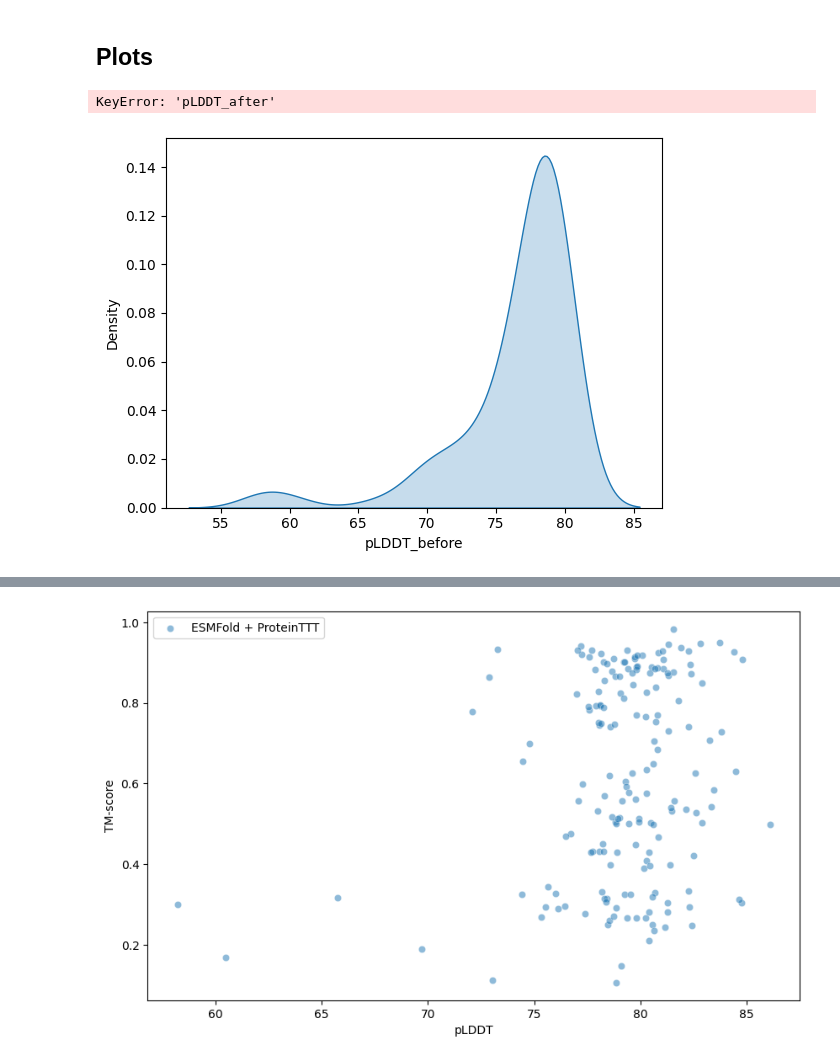
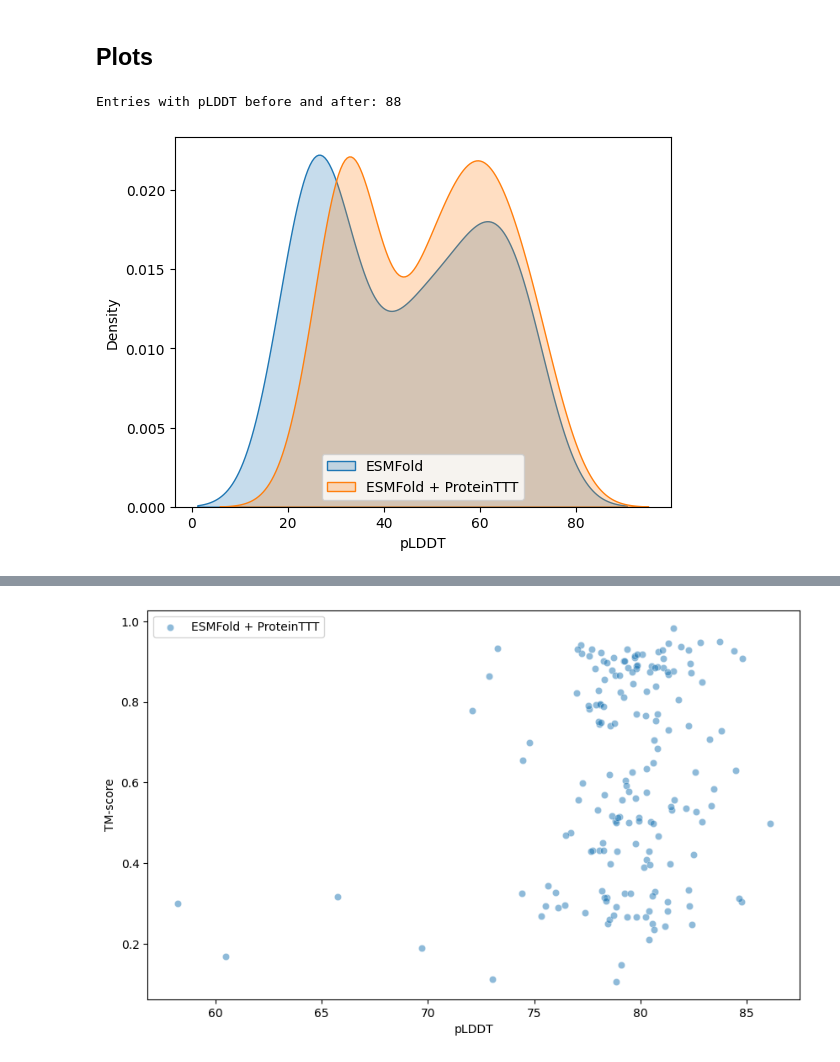
Before and after one commit to pimenol/ProteinTTT, a Jupyter notebook: notebooks/SAbDab.ipynb, the cells around one changed output, grey strips where cells are left out. Cells and saved outputs as stored; diff of their text form; code cells hidden in the pictures.

```diff
--- a/notebooks/SAbDab.ipynb
+++ b/notebooks/SAbDab.ipynb
@@ -72,7 +79,7 @@ model = ESMFoldTTT.ttt_from_pretrained(base_model,
 # %% [output]
 Using cuda
 # %%
-def predict_structure(model, sequence, pdb_id, tag, out_dir=OUTPUT_PATH):
+def predict_structure(model, sequence, pdb_id, tag, out_dir=OUTPUT_PDB):
     with torch.no_grad():
         pdb_str = model.infer_pdb(sequence)
 
@@ -81,14 +88,24 @@ def predict_structure(model, sequence, pdb_id, tag, out_dir=OUTPUT_PATH):
 
     struct = bsio.load_structure(out_path, extra_fields=["b_factor"])
     pLDDT = struct.b_factor.mean()
-    tm_score = calculate_tm_score(
-        pred_path=out_path,
-        pdb_path=PDB_FILES_PATH / f"{pdb_id}.pdb")
-    lddt = lddt_score(pdb_ref=PDB_FILES_PATH / f"{pdb_id}.pdb", pdb_model=out_path)
+
+    try:
+        tm_score = calculate_tm_score(
+            pred_path=out_path,
+            pdb_path=PDB_FILES_PATH / f"{pdb_id}.pdb")
+    except Exception as e:
+        print(f"Could not calculate TM-score for {pdb_id}: {e}")
+        tm_score = np.nan
+
+    try:
+        lddt = lddt_score(pdb_ref=PDB_FILES_PATH / f"{pdb_id}.pdb", pdb_model=out_path)
+    except Exception as e:
+        print(f"Could not calculate lDDT for {pdb_id}: {e}")
+        lddt = np.nan
 
     return pLDDT, tm_score, lddt
 # %%
-def fold_chain(sequence, pdb_id, *, model, tag, out_dir = OUTPUT_PATH):
+def fold_chain(sequence, pdb_id, *, model, tag, out_dir = OUTPUT_PDB):
     """
     Predict a structure for `sequence` with TTT
     return pLDDT.
@@ -246,9 +252,9 @@ raise SystemExit
 # %% [markdown]
 ## After
 # %%
-c =0
+c = 0
 for i, row in df.iterrows():
-    if len(str(row[col]).strip().upper()) > 500:
+    if row['pLDDT_before']>70 or pd.isna(row.get("pLDDT_before")):
         continue
     c+=1
     pdb_id = str(row.get("pdb"))
@@ -258,31 +264,37 @@ for i, row in df.iterrows():
 
     tag = row.get("chain_type", "unknown")
     seq = str(row[col]).strip().upper()
-    tag_chain = f'{tag}_{row["chain"]}'
+    # tag_chain: str = f'{tag}_{row["chain"]}'
 
     try:
-        pLDDT_after, tm_score_after = fold_chain(seq, pdb_id, model=model, tag=tag)
+        pLDDT_after, tm_score_after, lddt_score = fold_chain(seq, pdb_id, model=model, tag=row["chain"])
         df.at[i, 'pLDDT_after'] = pLDDT_after
         df.at[i, 'tm_score_after'] = tm_score_after
+        df.at[i, 'LDDT_after'] = lddt_score
     except Exception as e:
         warnings.warn(f"{pdb_id}{tag}: {e}")
     if c % 50 == 0:
-        df.to_csv(base_path / "sabdab_summary_after_80_with_seq.tsv", sep="\t", index=False)
+        df.to_csv(OUTPUT_SUMMARY, sep="\t", index=False)
 
-df.to_csv(base_path / "sabdab_summary_after_80_with_seq.tsv", sep="\t", index=False)
+    print(f"pdb: {pdb_id}, pLDDT before:{row['pLDDT_before']}, plddt after:{pLDDT_after}")
+
+
+df.to_csv(OUTPUT_SUMMARY, sep="\t", index=False)
 # %% [markdown]
 ## Plots
 # %%
 import seaborn as sns
 import matplotlib.pyplot as plt
 import pandas as pd
+sub_df = df.query("pLDDT_before.notna() and pLDDT_after.notna()")
+print(f"Entries with pLDDT before and after: {len(sub_df):,}")
 
-sns.kdeplot(df['pLDDT_before'], label='ESMFold', fill=True)
-sns.kdeplot(df['pLDDT_after'], label='ESMFold + ProteinTTT', fill=True)
+sns.kdeplot(sub_df['pLDDT_before'], label='ESMFold', fill=True)
+sns.kdeplot(sub_df['pLDDT_after'], label='ESMFold + ProteinTTT', fill=True)
 plt.xlabel('pLDDT')
 plt.legend()
 plt.show()
 # %% [output]
-KeyError: 'pLDDT_after'
+Entries with pLDDT before and after: 88
-[figure, old version]
+[figure, new version]
 # %%
```
Also changed, not shown: parts of 17 cells of this notebook.
